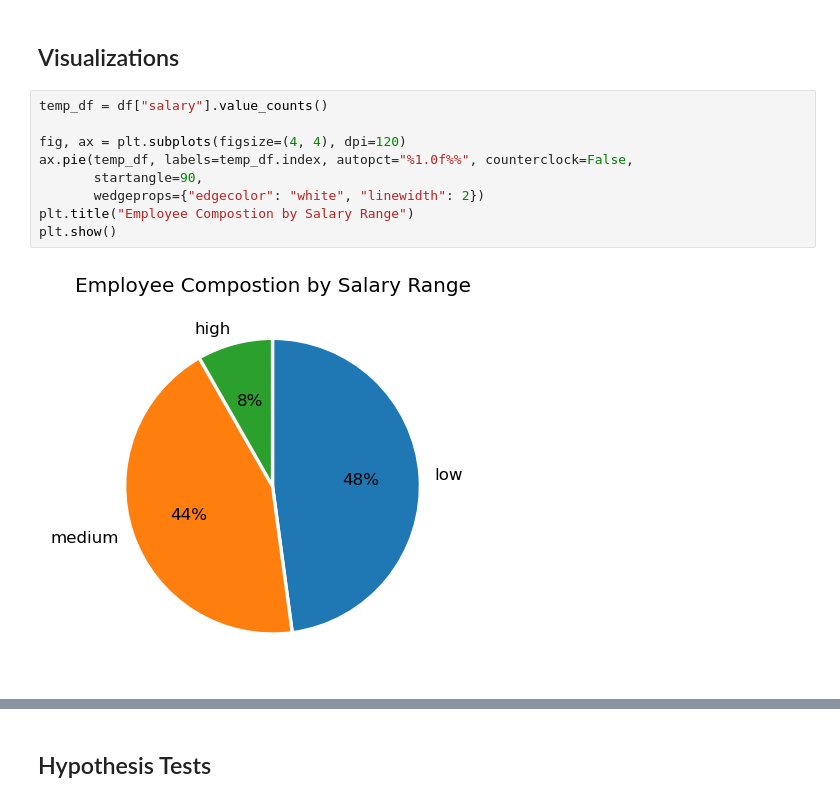
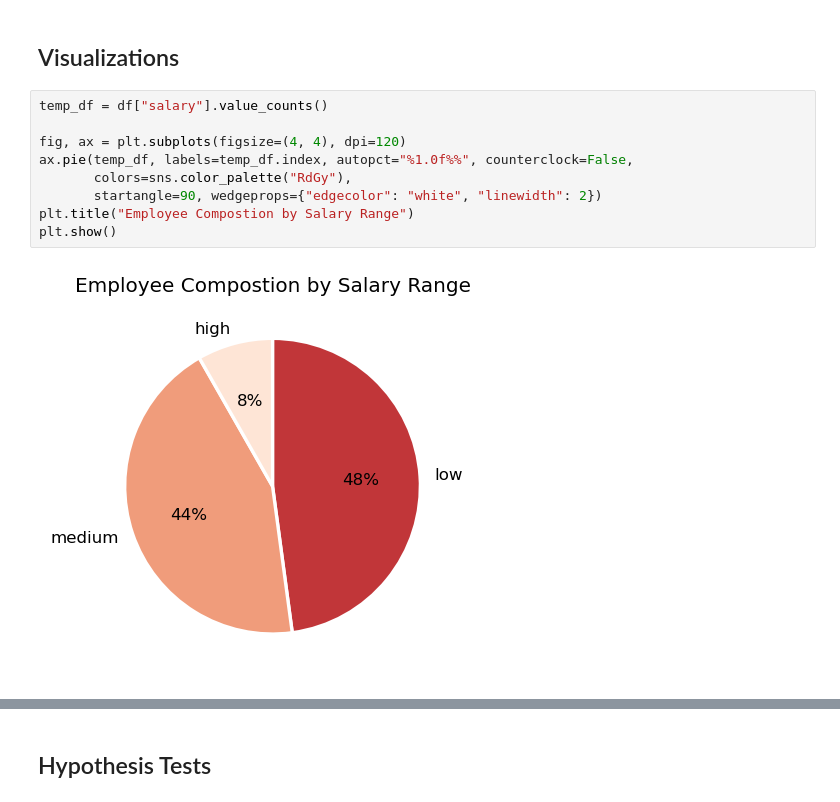
Before and after one commit to SameeckBhatia/Salifort-EDP, a Jupyter notebook: notebook.ipynb, the cells around one changed output, grey strips where cells are left out. Cells and saved outputs as stored; diff of their text form.

```diff
--- a/notebook.ipynb
+++ b/notebook.ipynb
@@ -174,14 +175,14 @@ Name: std, dtype: float64
 # %%
 temp_df = df["salary"].value_counts()
 
 fig, ax = plt.subplots(figsize=(4, 4), dpi=120)
 ax.pie(temp_df, labels=temp_df.index, autopct="%1.0f%%", counterclock=False,
-       startangle=90,
-       wedgeprops={"edgecolor": "white", "linewidth": 2})
+       colors=sns.color_palette("RdGy"),
+       startangle=90, wedgeprops={"edgecolor": "white", "linewidth": 2})
 plt.title("Employee Compostion by Salary Range")
 plt.show()
 # %% [output]
-[figure, old version]
+[figure, new version]
 # %%
 cols = ["avg_monthly_hours", "performance"]
 temp_df = df[cols].groupby("avg_monthly_hours").mean().reset_index()
```
Also changed, not shown: parts of 23 cells of this notebook.
